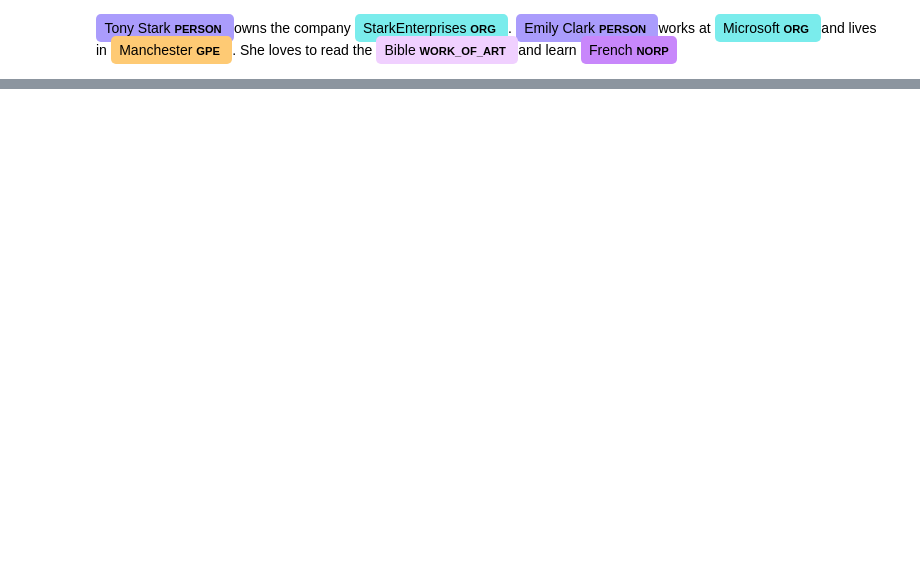
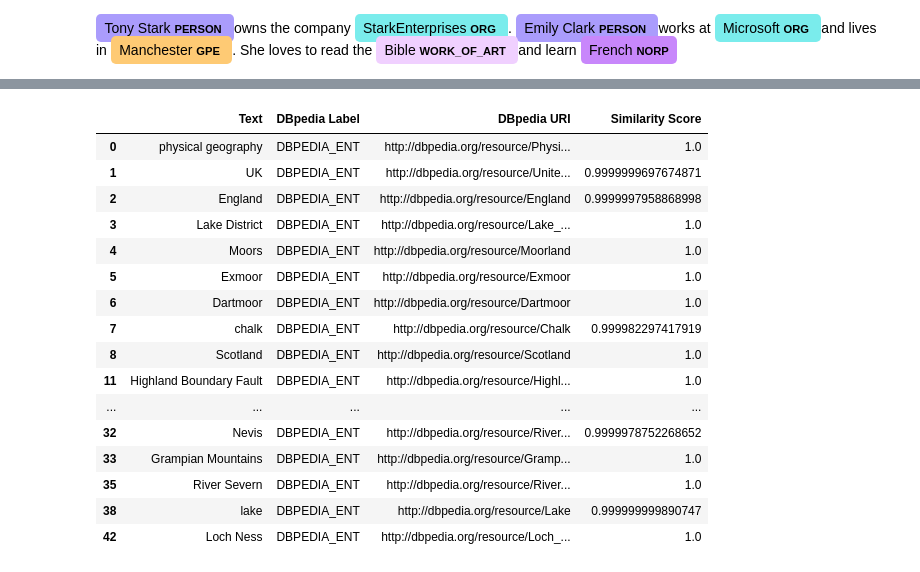
Before and after one commit to zhurui0509/GEOGM0068-git, a Jupyter notebook: _sources/labs/lab02.ipynb, the cells around one changed output, grey strips where cells are left out. Drawn from its saved outputs; the diff is of its cells as text; code cells hidden in the pictures; blank space fills up the shorter version.

Commit message:
Update documentation

```diff
--- a/_sources/labs/lab02.ipynb
+++ b/_sources/labs/lab02.ipynb
@@ -323,0 +454,11 @@ TBC next week ...
+# %%
+import spacy_dbpedia_spotlight
+import spacy
+nlp = spacy.blank('en')
+# add the pipeline stage
+nlp.add_pipe('dbpedia_spotlight')
+# get the document
+doc = nlp(UK_physicalGeo)
+# see the entities
+entities_dbpedia = [(ent.text, ent.label_, ent.kb_id_, ent._.dbpedia_raw_result['@similarityScore']) for ent in doc.ents]
+entities_dbpedia[1]
@@ -323,0 +474,24 @@ TBC next week ...
+# %%
+columns = ['Text', 'DBpedia Label', 'DBpedia URI', 'Similarity Score']
+
+UK_physicalGeo_DBpedia = pd.DataFrame(entities_dbpedia, columns=columns)
+UK_physicalGeo_DBpedia = UK_physicalGeo_DBpedia.drop_duplicates()
+UK_physicalGeo_DBpedia
+# %% [output]
+|  | Text | DBpedia Label | DBpedia URI | Similarity Score |
+| 0 | physical geography | DBPEDIA_ENT | http://dbpedia.org/resource/Physi... | 1.0 |
+| 1 | UK | DBPEDIA_ENT | http://dbpedia.org/resource/Unite... | 0.9999999697674871 |
+| 2 | England | DBPEDIA_ENT | http://dbpedia.org/resource/England | 0.9999997958868998 |
+| 3 | Lake District | DBPEDIA_ENT | http://dbpedia.org/resource/Lake_... | 1.0 |
+| 4 | Moors | DBPEDIA_ENT | http://dbpedia.org/resource/Moorland | 1.0 |
+| 5 | Exmoor | DBPEDIA_ENT | http://dbpedia.org/resource/Exmoor | 1.0 |
+| 6 | Dartmoor | DBPEDIA_ENT | http://dbpedia.org/resource/Dartmoor | 1.0 |
+| 7 | chalk | DBPEDIA_ENT | http://dbpedia.org/resource/Chalk | 0.999982297417919 |
+| 8 | Scotland | DBPEDIA_ENT | http://dbpedia.org/resource/Scotland | 1.0 |
+| 11 | Highland Boundary Fault | DBPEDIA_ENT | http://dbpedia.org/resource/Highl... | 1.0 |
+| ... | ... | ... | ... | ... |
+| 32 | Nevis | DBPEDIA_ENT | http://dbpedia.org/resource/River... | 0.9999978752268652 |
+| 33 | Grampian Mountains | DBPEDIA_ENT | http://dbpedia.org/resource/Gramp... | 1.0 |
+| 35 | River Severn | DBPEDIA_ENT | http://dbpedia.org/resource/River... | 1.0 |
+| 38 | lake | DBPEDIA_ENT | http://dbpedia.org/resource/Lake | 0.999999999890747 |
+| 42 | Loch Ness | DBPEDIA_ENT | http://dbpedia.org/resource/Loch_... | 1.0 |
```
Also changed, not shown: parts of 26 cells of this notebook, 8 other files.
